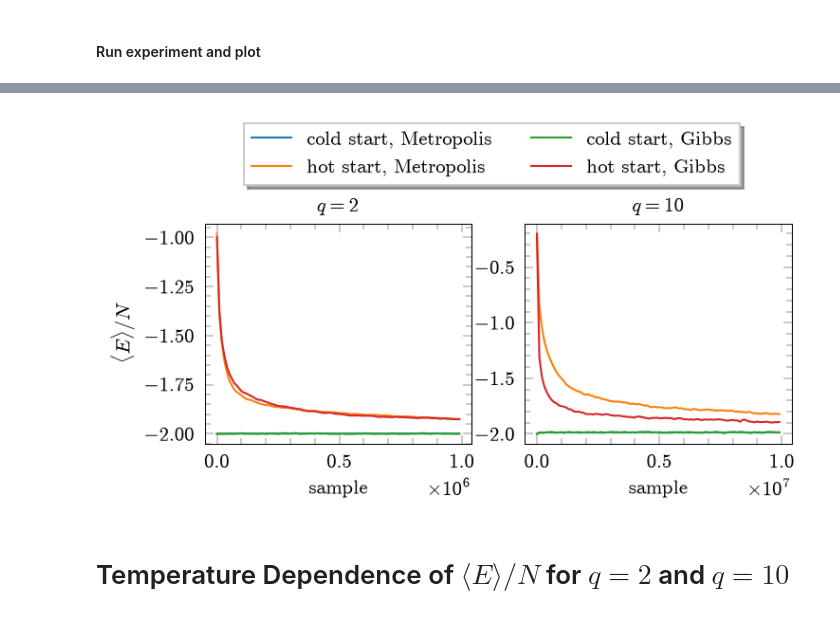
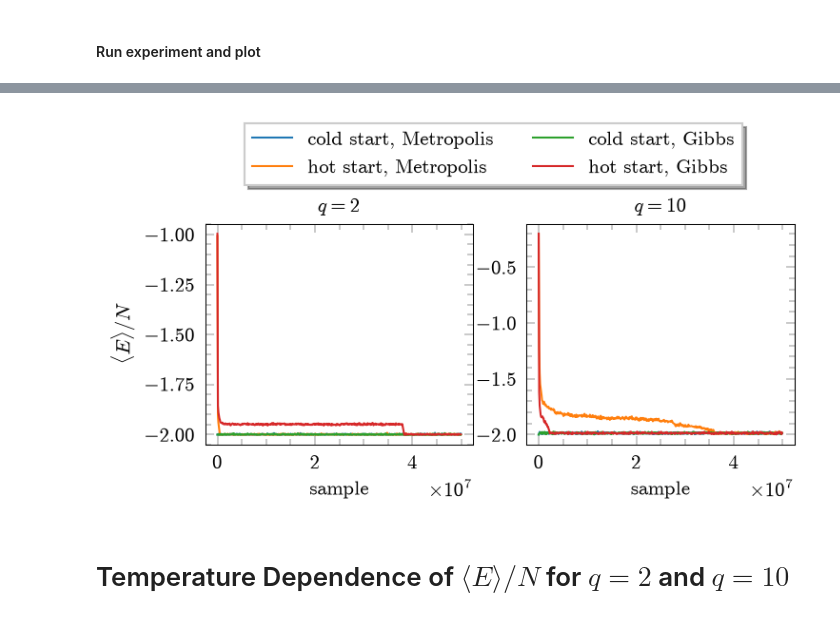
Before and after one commit to AndreaRaaschou/BERN01, a Jupyter notebook: potts_project/hugo/main.ipynb, the cells around one changed output, grey strips where cells are left out. Cells and saved outputs as stored; diff of their text form; code cells hidden in the pictures.

```diff
--- a/potts_project/hugo/main.ipynb
+++ b/potts_project/hugo/main.ipynb
@@ -61,25 +61,23 @@ plt.show()
 # %%
 T = 0.5
-
-num_samples = 10_000_000
-step = 10_000
+L = 50
 
 fig, ax = plt.subplots(1, 2, figsize=(5,2), dpi=150)
 
-plot_convergence(L, T, 2, 10**6, 10**4, ax=ax[0])
-plot_convergence(L, T, 10, 10**7, 10**5, ax=ax[1])
+plot_convergence(L, T, 2, 5*10**7, 10**5, ax=ax[0])
+plot_convergence(L, T, 10, 5*10**7, 10**5, ax=ax[1])
 
 for axis in ax:
     axis.set_xlabel("sample")
 ax[0].set_ylabel(r"$\langle E \rangle / N$")
 
 ax[0].legend(loc='upper center', bbox_to_anchor=(1.075, 1.5),
                      ncol=2, fancybox=False, shadow=True)
 
 plt.savefig(FIG_PATH + f"convergence_T={T:.1f}.pdf", bbox_inches='tight', transparent=True, backend='pgf')
 plt.show()
 # %% [output]
-[figure, old version]
+[figure, new version]
 # %% [markdown]
 # Temperature Dependence of $\langle E \rangle / N$ for $q = 2$ and $q = 10$
 # %% [markdown]
```
Also changed, not shown: parts of 13 cells of this notebook, 2 other files.
